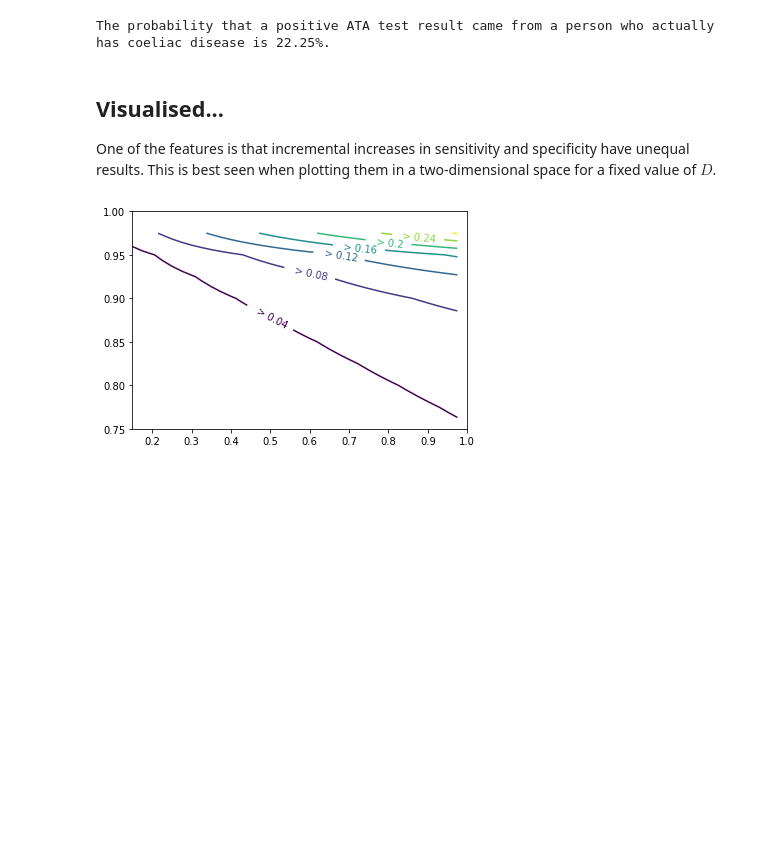
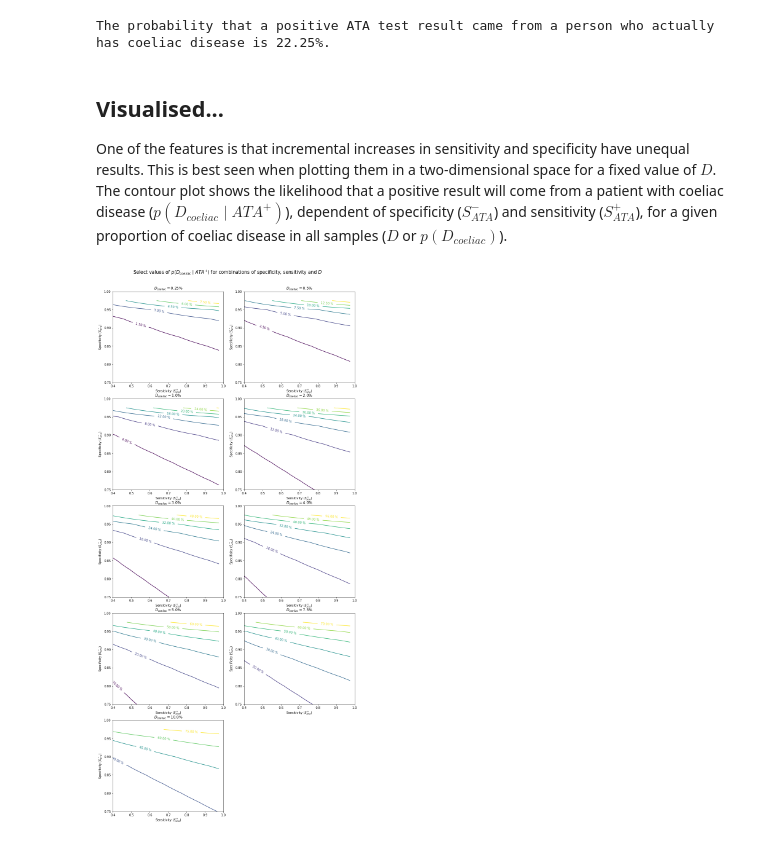
Before and after one commit to chrisvoncsefalvay/bayesian-diagnostics, a Jupyter notebook: ATA case study.ipynb, the cells around one changed output. Cells and saved outputs as stored; diff of their text form; code cells hidden in the pictures; blank space fills up the shorter version.

```diff
--- a/ATA case study.ipynb
+++ b/ATA case study.ipynb
@@ -70,7 +70,7 @@ The probability that a positive ATA test result came from a person who actually
 # %% [markdown]
 ## Visualised...
 
-One of the features is that incremental increases in sensitivity and specificity have unequal results. This is best seen when plotting them in a two-dimensional space for a fixed value of $D$.
+One of the features is that incremental increases in sensitivity and specificity have unequal results. This is best seen when plotting them in a two-dimensional space for a fixed value of $D$. The contour plot shows the likelihood that a positive result will come from a patient with coeliac disease ($p(D_{coeliac} \mid ATA^+)$), dependent of specificity ($S^{-}_{ATA}$) and sensitivity ($S^{+}_{ATA}$), for a given proportion of coeliac disease in all samples ($D$ or $p(D_{coeliac})$).
 # %%
 # First, we need to describe the relationship between the
 # variables as a single function.
@@ -89,17 +91,51 @@ import numpy as np
-# %%
-delta = 0.025
-x, y = np.arange(0, 1, delta), np.arange(0, 1, delta)
-X, Y = np.meshgrid(x, y)
-Z = ATA_sensitivity_specificity_function(X, Y)
-
-CS.levels = ["{:.1f}".format(100*val) for val in CS.levels]
-
-plt.figure()
-CS = plt.contour(X, Y, Z)
-CS.ax.set_xlim(0.15, 1)
-CS.ax.set_ylim(0.75, 1)
-plt.clabel(CS, CS.levels, inline = True, fmt = " > %r", fontsize = 10)
-plt.show()
-# %% [output]
-[figure, removed]
+# %%
+D_values = (0.0025, 0.005, 0.01, 0.02, 0.03, 0.04, 0.05, 0.075, 0.1)
+
+cols = 2
+rows = ceil(len(D_values) / cols)
+m_factor = 5
+
+fig = plt.figure(figsize = (m_factor * cols + 2, m_factor * rows + 1.5))
+fig.suptitle("Select values of $p(D_{coeliac}\mid ATA^{+})$ for combinations of specificity, sensitivity and $D$",
+            fontsize = 15)
+
+for idx in range(rows):
+    for iidx in range(cols):
+        _idx = 2*idx + iidx
+
+        if _idx + 1 > len(D_values):
+            pass
+
+        else:
+
+            D_val = D_values[_idx]
+            ax = plt.subplot2grid((rows, cols), (idx, iidx))
+            box = ax.get_position()
+            ax.set_position([box.x0, box.y0, box.width, box.height * 0.95])
+
+            ax.set_title("$D_{coeliac} = $" + str(D_val * 100) + "%")
+
+            delta = 0.025
+            x, y = np.arange(0, 1, delta), np.arange(0, 1, delta)
+            X, Y = np.meshgrid(x, y)
+            Z = ATA_sensitivity_specificity_function(X, Y, D = D_val)
+
+            CS = ax.contour(X, Y, Z)
+            CS.levels = 100*CS.levels
+            CS.ax.set_xlim(0.4, 1)
+            CS.ax.set_ylim(0.75, 1)
+            CS.ax.set_ylabel("Specificity ($S^-_{ATA}$)")
+            CS.ax.set_xlabel("Sensitivity ($S^+_{ATA}$)")
+
+            if plt.rcParams["text.usetex"]:
+                fmt = r'%.2f \%%'
+            else:
+                fmt = '%.2f %%'
+            CS.ax.clabel(CS, CS.levels, inline = True, fmt = fmt, fontsize = 10)
+
+
+plt.tight_layout(rect=[0, 0.03, 1, 0.95])
+plt.show()
+# %% [output]
+[figure, added]
 # %%
```
Also changed, not shown: parts of 3 cells of this notebook.
